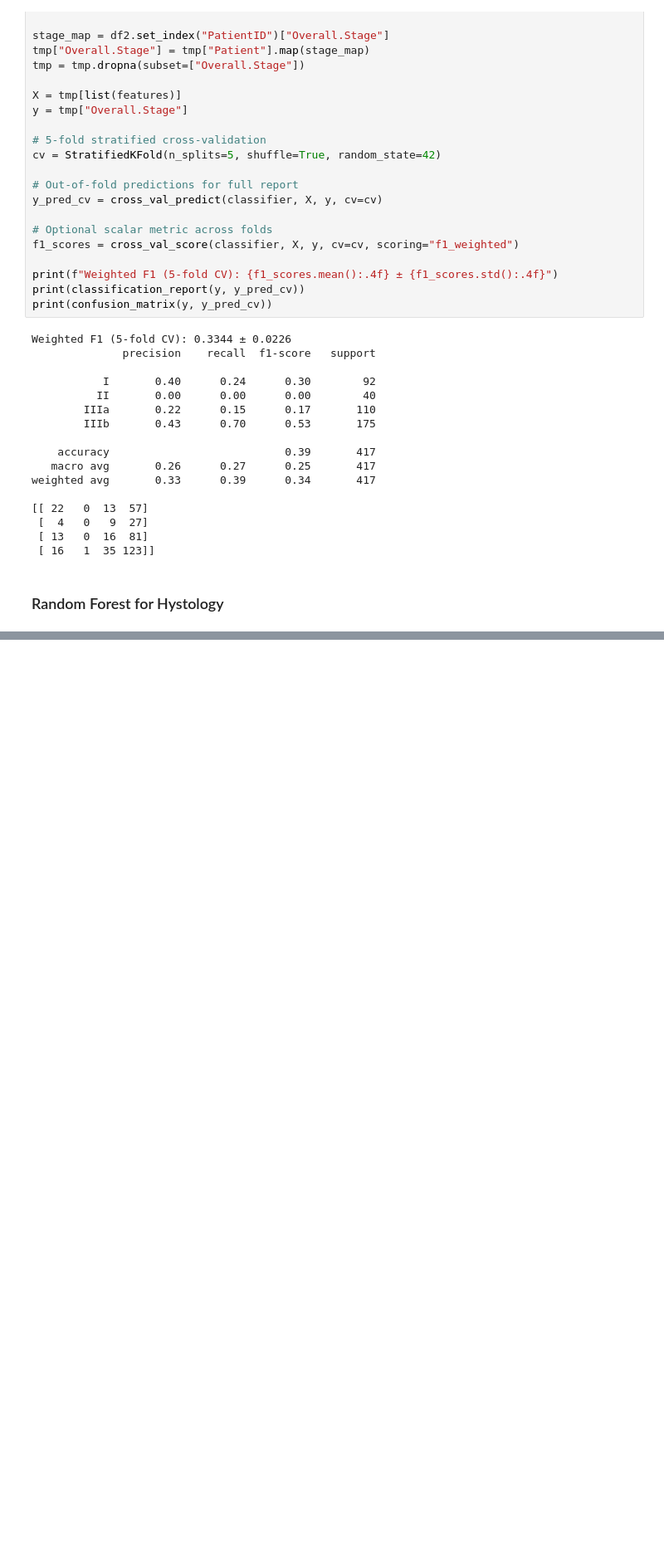
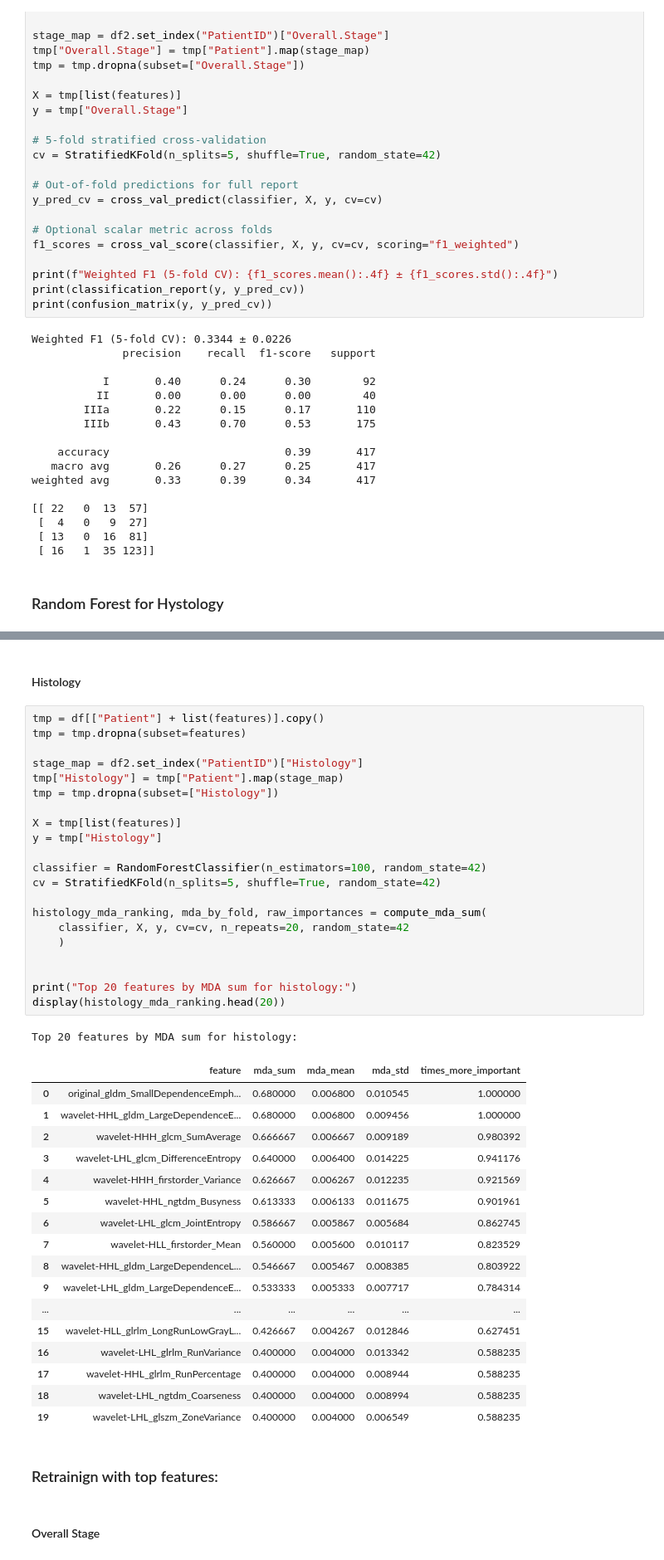
Before and after one commit to aaronma300604/tfg-CTDataAnalysis, a Jupyter notebook: preliminar_random_forest.ipynb, the cells around one changed output, grey strips where cells are left out. Shown at 83% size. Drawn from its saved outputs; the diff is of its cells as text; blank space fills up the shorter version.

```diff
--- a/preliminar_random_forest.ipynb
+++ b/preliminar_random_forest.ipynb
@@ -195,0 +295,46 @@ squamous cell carcinoma       0.46      0.67      0.54       152
+# %% [markdown]
+#### Histology
+# %%
+tmp = df[["Patient"] + list(features)].copy()
+tmp = tmp.dropna(subset=features)
+
+stage_map = df2.set_index("PatientID")["Histology"]
+tmp["Histology"] = tmp["Patient"].map(stage_map)
+tmp = tmp.dropna(subset=["Histology"])
+
+X = tmp[list(features)]
+y = tmp["Histology"]
+
+classifier = RandomForestClassifier(n_estimators=100, random_state=42)
+cv = StratifiedKFold(n_splits=5, shuffle=True, random_state=42)
+
+histology_mda_ranking, mda_by_fold, raw_importances = compute_mda_sum(
+    classifier, X, y, cv=cv, n_repeats=20, random_state=42
+    )
+
+
+print("Top 20 features by MDA sum for histology:")
+display(histology_mda_ranking.head(20))
+# %% [output]
+Top 20 features by MDA sum for histology:
+|  | feature | mda_sum | mda_mean | mda_std | times_more_important |
+| 0 | original_gldm_SmallDependenceEmph... | 0.680000 | 0.006800 | 0.010545 | 1.000000 |
+| 1 | wavelet-HHL_gldm_LargeDependenceE... | 0.680000 | 0.006800 | 0.009456 | 1.000000 |
+| 2 | wavelet-HHH_glcm_SumAverage | 0.666667 | 0.006667 | 0.009189 | 0.980392 |
+| 3 | wavelet-LHL_glcm_DifferenceEntropy | 0.640000 | 0.006400 | 0.014225 | 0.941176 |
+| 4 | wavelet-HHH_firstorder_Variance | 0.626667 | 0.006267 | 0.012235 | 0.921569 |
+| 5 | wavelet-HHL_ngtdm_Busyness | 0.613333 | 0.006133 | 0.011675 | 0.901961 |
+| 6 | wavelet-LHL_glcm_JointEntropy | 0.586667 | 0.005867 | 0.005684 | 0.862745 |
+| 7 | wavelet-HLL_firstorder_Mean | 0.560000 | 0.005600 | 0.010117 | 0.823529 |
+| 8 | wavelet-HHL_gldm_LargeDependenceL... | 0.546667 | 0.005467 | 0.008385 | 0.803922 |
+| 9 | wavelet-LHL_gldm_LargeDependenceE... | 0.533333 | 0.005333 | 0.007717 | 0.784314 |
+| ... | ... | ... | ... | ... | ... |
+| 15 | wavelet-HLL_glrlm_LongRunLowGrayL... | 0.426667 | 0.004267 | 0.012846 | 0.627451 |
+| 16 | wavelet-LHL_glrlm_RunVariance | 0.400000 | 0.004000 | 0.013342 | 0.588235 |
+| 17 | wavelet-HHL_glrlm_RunPercentage | 0.400000 | 0.004000 | 0.008944 | 0.588235 |
+| 18 | wavelet-LHL_ngtdm_Coarseness | 0.400000 | 0.004000 | 0.008994 | 0.588235 |
+| 19 | wavelet-LHL_glszm_ZoneVariance | 0.400000 | 0.004000 | 0.006549 | 0.588235 |
+# %% [markdown]
+### Retrainign with top features:
+# %% [markdown]
+#### Overall Stage
```
Also changed, not shown: parts of 9 cells of this notebook.
